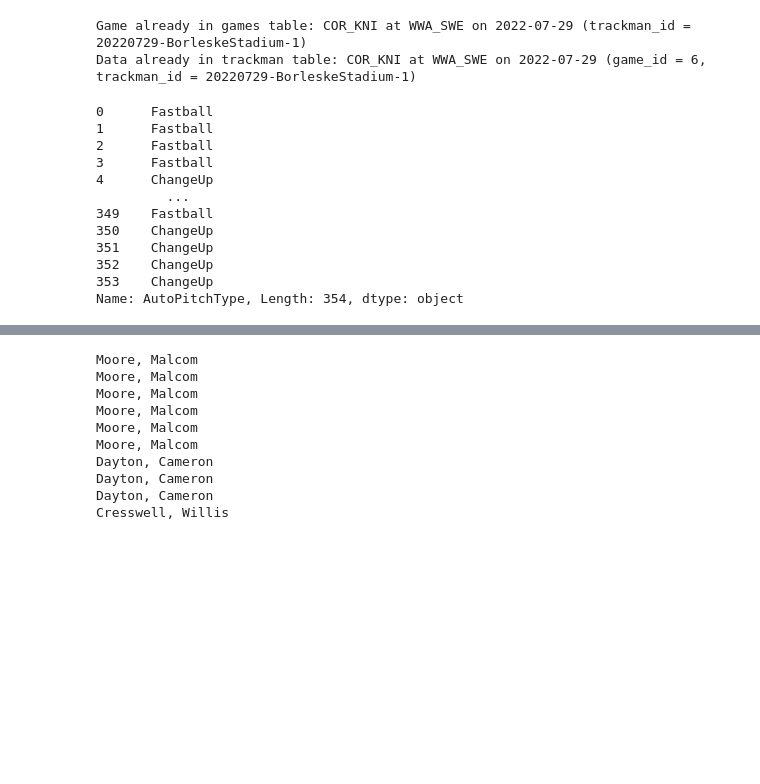
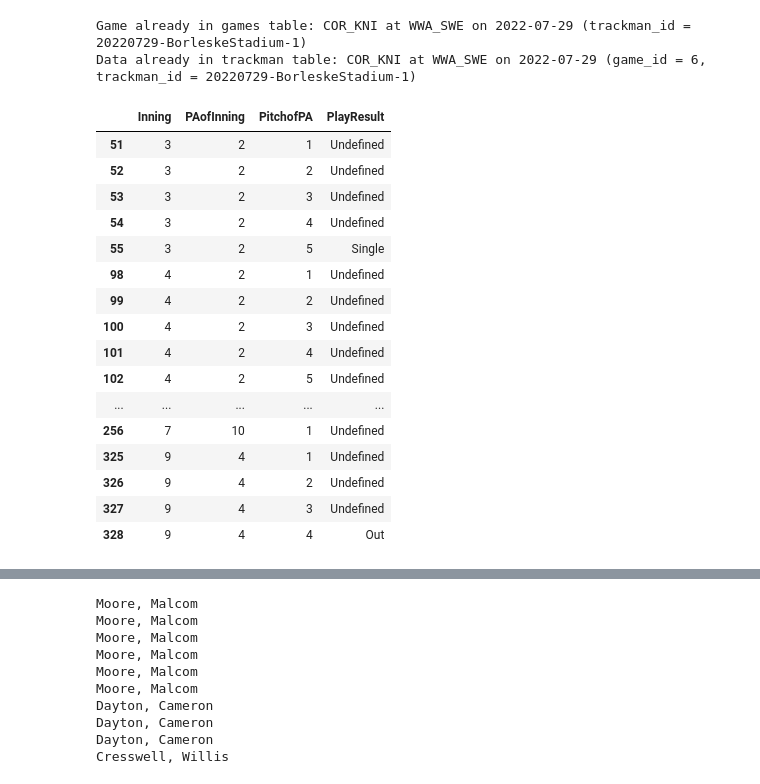
Before and after one commit to rylar8/rylar_baseball, a Jupyter notebook: testing.ipynb, the cells around one changed output, grey strips where cells are left out. Saved outputs shown, nothing was run; the diff lists cells and outputs as text; code cells hidden in the pictures; blank space fills up the shorter version.

```diff
--- a/testing.ipynb
+++ b/testing.ipynb
@@ -8,21 +8,26 @@ from game import Game
 # %%
 game2 = Game()
 game2.loadCSV(sampleCSV)
-game2.data['AutoPitchType']
+game2.data[game2.data['Batter'] == 'Loveless, Ethan'][['Inning', 'PAofInning', 'PitchofPA', 'PlayResult']]
 # %% [output]
 Game already in games table: COR_KNI at WWA_SWE on 2022-07-29 (trackman_id = 20220729-BorleskeStadium-1)
 Data already in trackman table: COR_KNI at WWA_SWE on 2022-07-29 (game_id = 6, trackman_id = 20220729-BorleskeStadium-1)
-0      Fastball
-1      Fastball
-2      Fastball
-3      Fastball
-4      ChangeUp
-         ...
-349    Fastball
-350    ChangeUp
-351    ChangeUp
-352    ChangeUp
-353    ChangeUp
-Name: AutoPitchType, Length: 354, dtype: object
+|  | Inning | PAofInning | PitchofPA | PlayResult |
+| 51 | 3 | 2 | 1 | Undefined |
+| 52 | 3 | 2 | 2 | Undefined |
+| 53 | 3 | 2 | 3 | Undefined |
+| 54 | 3 | 2 | 4 | Undefined |
+| 55 | 3 | 2 | 5 | Single |
+| 98 | 4 | 2 | 1 | Undefined |
+| 99 | 4 | 2 | 2 | Undefined |
+| 100 | 4 | 2 | 3 | Undefined |
+| 101 | 4 | 2 | 4 | Undefined |
+| 102 | 4 | 2 | 5 | Undefined |
+| ... | ... | ... | ... | ... |
+| 256 | 7 | 10 | 1 | Undefined |
+| 325 | 9 | 4 | 1 | Undefined |
+| 326 | 9 | 4 | 2 | Undefined |
+| 327 | 9 | 4 | 3 | Undefined |
+| 328 | 9 | 4 | 4 | Out |
 # %%
 game2.writeHitterReports('COR_KNI')
```
Also changed, not shown: parts of 1 cell of this notebook, 13 other files.
